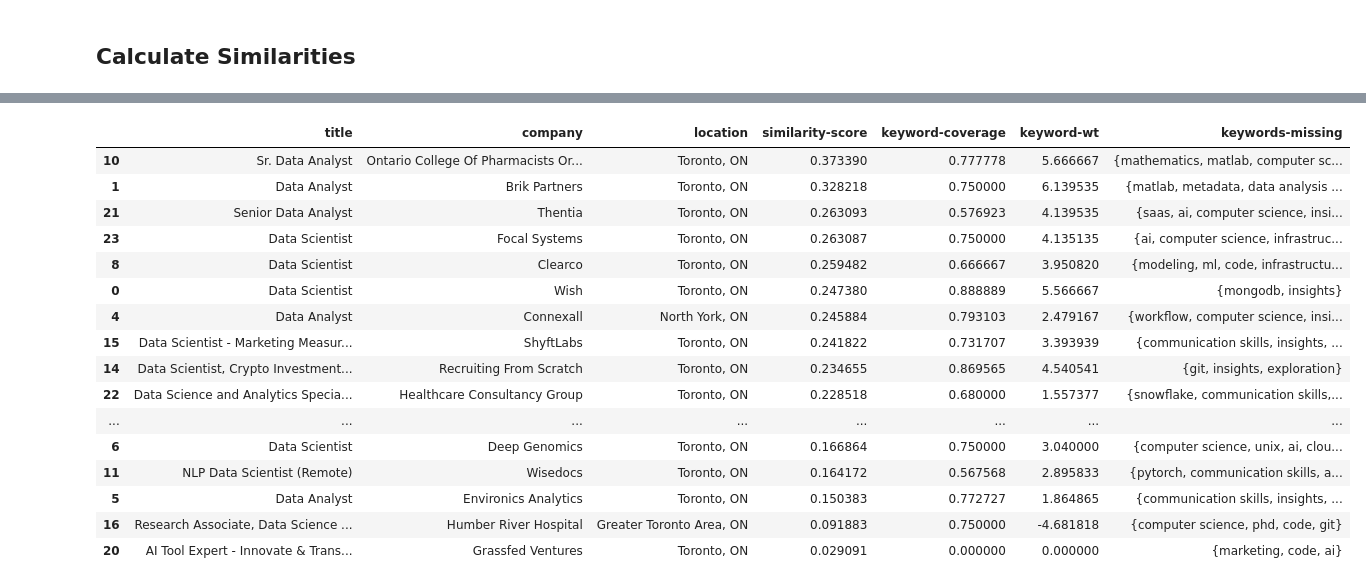
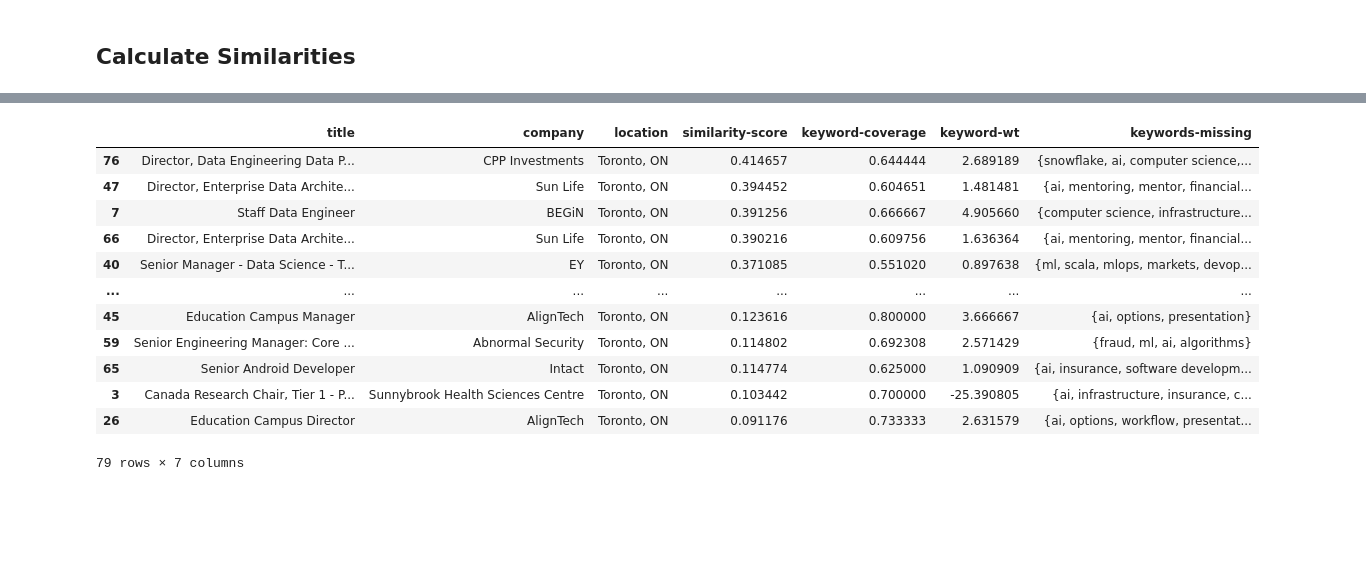
Before and after one commit to kconstable/resume-matching-to-job-rss-feed, a Jupyter notebook: feed_scrapper.ipynb, the cells around one changed output, grey strips where cells are left out. Saved outputs shown, nothing was run; the diff lists cells and outputs as text; code cells hidden in the pictures; blank space fills up the shorter version.

```diff
--- a/feed_scrapper.ipynb
+++ b/feed_scrapper.ipynb
@@ -35,18 +49,0 @@ get_job_pages(url_search, url_base)
-# %%
-def get_job_links(url_search,url_base):
-    """
-    Return a list of links to jobs returned from the url_search link
-    """
-    # use requests to get the search url contents, convert to a soup object
-    r = requests.get(url_search)
-    soup = BeautifulSoup(r.content)
-
-    # extract the links from the job titles
-    jobs = soup.find_all("a",{"class":"SerpJob-titleLink"})
-
-    # return a list of job-links
-    job_links = []
-    for job in jobs:
-        link = f"{url_base}{job.get('href')}"
-        job_links.append(link)
-    return job_links
@@ -112,8 +84,0 @@ url_search+"&pn=20"
-# %%
-
-url_search = 'https://www.workopolis.com/jobsearch/find-jobs?l=Toronto%2C%20ON&ak=data%20science%20-intern&t=7&sr=10&s=r&job=zD_1ItN-5JXVPUCwXgZvg_joKB7qyQNp5ttncJBtECQ1FoqVIwMR8znJuj3fF7lK'
-url_search = 'https://www.workopolis.com/jobsearch/find-jobs?ak=data%20science%20-intern%20-co-op&l=Toronto,%20ON&sr=15&t=-1&jt=fulltime&job=yIS2ImDBq4vHKMdNQREsuoJsHwkenk-JmN4tv3z4ltkgfzHOH7-k1tjdI-bnlXM2'
-url_base  ='https://www.workopolis.com'
-
-job_links = get_job_links(url_search, url_base)
-job_details = get_job_details(job_links)
@@ -692,0 +617,6 @@ FileNotFoundError: [Errno 2] No such file or directory: 'data/resume_2023.docx'
+# %%
+url_base = 'https://www.workopolis.com/'
+url_search = 'https://www.workopolis.com/jobsearch/find-jobs?ak=data%20science%20machine%20learning%20-intern%20-co-op&l=Toronto%2C%20ON&sr=10&t=-1&mip=%24110%2C000&job=A_BGLPbeQyACv85eEPgbvwWhgdEXSYd20NZdqbx2xZF6J9Wrhn4Ta2T_K_Da2QWp'
+
+links = get_job_links(url_search, url_base)
+jobs = get_job_details(links)
@@ -692,0 +641,6 @@ FileNotFoundError: [Errno 2] No such file or directory: 'data/resume_2023.docx'
+# %%
+# get resume + cover letter
+r = get_resume_text('data/resume2023.docx',False)
+cl = get_resume_text('data/cover_letter.docx',False)
+resume = cl + r
+print(resume)
@@ -693,23 +665,19 @@ FileNotFoundError: [Errno 2] No such file or directory: 'data/resume_2023.docx'
 # %%
 # calc similarities with each job
-df_r = calc_similarities(r,job_details,'data/terms.csv')
-df_r
+df = calc_similarities(resume,jobs,'data/terms.csv')
+df
 # %% [output]
 |  | title | company | location | similarity-score | keyword-coverage | keyword-wt | keywords-missing |
-| 10 | Sr. Data Analyst | Ontario College Of Pharmacists Or... | Toronto, ON | 0.373390 | 0.777778 | 5.666667 | {mathematics, matlab, computer sc... |
-| 1 | Data Analyst | Brik Partners | Toronto, ON | 0.328218 | 0.750000 | 6.139535 | {matlab, metadata, data analysis ... |
-| 21 | Senior Data Analyst | Thentia | Toronto, ON | 0.263093 | 0.576923 | 4.139535 | {saas, ai, computer science, insi... |
-| 23 | Data Scientist | Focal Systems | Toronto, ON | 0.263087 | 0.750000 | 4.135135 | {ai, computer science, infrastruc... |
-| 8 | Data Scientist | Clearco | Toronto, ON | 0.259482 | 0.666667 | 3.950820 | {modeling, ml, code, infrastructu... |
-| 0 | Data Scientist | Wish | Toronto, ON | 0.247380 | 0.888889 | 5.566667 | {mongodb, insights} |
-| 4 | Data Analyst | Connexall | North York, ON | 0.245884 | 0.793103 | 2.479167 | {workflow, computer science, insi... |
-| 15 | Data Scientist - Marketing Measur... | ShyftLabs | Toronto, ON | 0.241822 | 0.731707 | 3.393939 | {communication skills, insights, ... |
-| 14 | Data Scientist, Crypto Investment... | Recruiting From Scratch | Toronto, ON | 0.234655 | 0.869565 | 4.540541 | {git, insights, exploration} |
-| 22 | Data Science and Analytics Specia... | Healthcare Consultancy Group | Toronto, ON | 0.228518 | 0.680000 | 1.557377 | {snowflake, communication skills,... |
+| 76 | Director, Data Engineering Data P... | CPP Investments | Toronto, ON | 0.414657 | 0.644444 | 2.689189 | {snowflake, ai, computer science,... |
+| 47 | Director, Enterprise Data Archite... | Sun Life | Toronto, ON | 0.394452 | 0.604651 | 1.481481 | {ai, mentoring, mentor, financial... |
+| 7 | Staff Data Engineer | BEGiN | Toronto, ON | 0.391256 | 0.666667 | 4.905660 | {computer science, infrastructure... |
+| 66 | Director, Enterprise Data Archite... | Sun Life | Toronto, ON | 0.390216 | 0.609756 | 1.636364 | {ai, mentoring, mentor, financial... |
+| 40 | Senior Manager - Data Science - T... | EY | Toronto, ON | 0.371085 | 0.551020 | 0.897638 | {ml, scala, mlops, markets, devop... |
 | ... | ... | ... | ... | ... | ... | ... | ... |
-| 6 | Data Scientist | Deep Genomics | Toronto, ON | 0.166864 | 0.750000 | 3.040000 | {computer science, unix, ai, clou... |
-| 11 | NLP Data Scientist (Remote) | Wisedocs | Toronto, ON | 0.164172 | 0.567568 | 2.895833 | {pytorch, communication skills, a... |
-| 5 | Data Analyst | Environics Analytics | Toronto, ON | 0.150383 | 0.772727 | 1.864865 | {communication skills, insights, ... |
-| 16 | Research Associate, Data Science ... | Humber River Hospital | Greater Toronto Area, ON | 0.091883 | 0.750000 | -4.681818 | {computer science, phd, code, git} |
-| 20 | AI Tool Expert - Innovate & Trans... | Grassfed Ventures | Toronto, ON | 0.029091 | 0.000000 | 0.000000 | {marketing, code, ai} |
+| 45 | Education Campus Manager | AlignTech | Toronto, ON | 0.123616 | 0.800000 | 3.666667 | {ai, options, presentation} |
+| 59 | Senior Engineering Manager: Core ... | Abnormal Security | Toronto, ON | 0.114802 | 0.692308 | 2.571429 | {fraud, ml, ai, algorithms} |
+| 65 | Senior Android Developer | Intact | Toronto, ON | 0.114774 | 0.625000 | 1.090909 | {ai, insurance, software developm... |
+| 3 | Canada Research Chair, Tier 1 - P... | Sunnybrook Health Sciences Centre | Toronto, ON | 0.103442 | 0.700000 | -25.390805 | {ai, infrastructure, insurance, c... |
+| 26 | Education Campus Director | AlignTech | Toronto, ON | 0.091176 | 0.733333 | 2.631579 | {ai, options, workflow, presentat... |
+79 rows × 7 columns
 # %%
```
Also changed, not shown: parts of 18 cells of this notebook.
